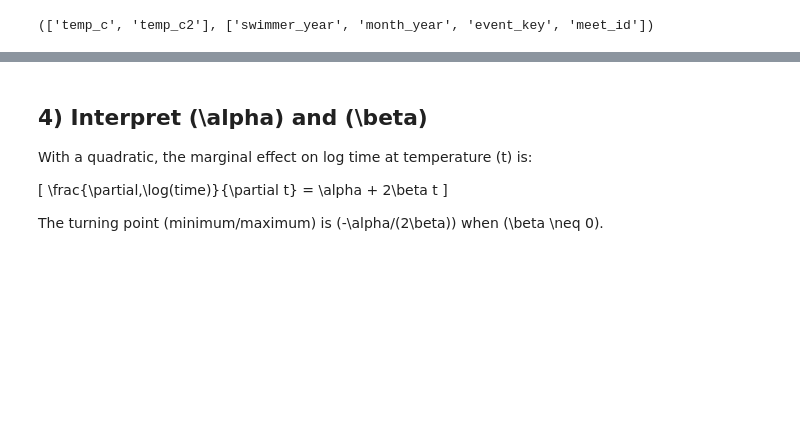
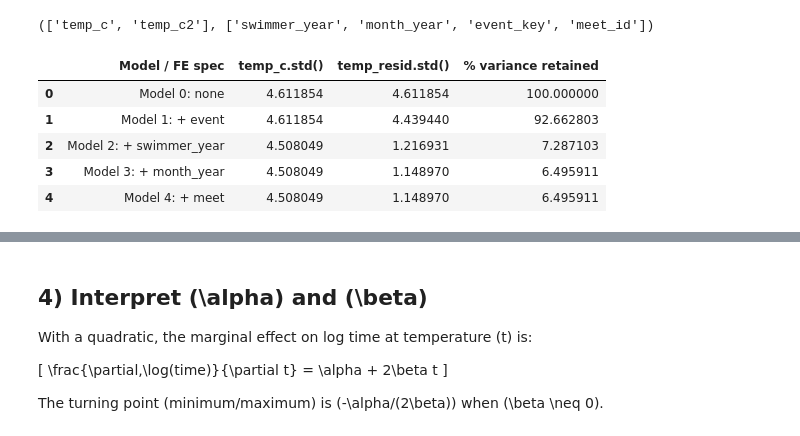
Before and after one commit to serenahuang225/swim-performance, a Jupyter notebook: notebooks/05_causal_fe_ols_statsmodels.ipynb, the cells around one changed output, grey strips where cells are left out. Drawn from its saved outputs; the diff is of its cells as text; code cells hidden in the pictures; blank space fills up the shorter version.

```diff
--- a/notebooks/05_causal_fe_ols_statsmodels.ipynb
+++ b/notebooks/05_causal_fe_ols_statsmodels.ipynb
@@ -165,6 +200,58 @@ fe_cols_full = ["swimmer_year", "month_year", "event_key", "meet_id"]
 exposure_cols, fe_cols_full
 # %% [output]
 (['temp_c', 'temp_c2'], ['swimmer_year', 'month_year', 'event_key', 'meet_id'])
+# %%
+# How much temperature variance remains after FE absorption?
+# Compare temp_c.std() (raw, centered) vs temp_resid.std() after residualizing on FEs.
+import patsy
+
+
+def _residualize_vec_diag(y, Z):
+    coef, _, _, _ = np.linalg.lstsq(Z, y, rcond=None)
+    return y - Z @ coef
+
+
+def temp_absorption_summary(data, fe_list, label):
+    cols = ["temp_c"] + list(fe_list)
+    d = data.dropna(subset=cols).copy()
+    temp_raw = d["temp_c"].to_numpy(dtype=float)
+    raw_std = float(np.std(temp_raw, ddof=1))
+
+    if not fe_list:
+        temp_resid = temp_raw
+    else:
+        fe_formula = "0 + " + " + ".join(f"C({c})" for c in fe_list)
+        Z = patsy.dmatrix(fe_formula, data=d, return_type="dataframe").to_numpy(dtype=float)
+        temp_resid = _residualize_vec_diag(temp_raw, Z)
+
+    resid_std = float(np.std(temp_resid, ddof=1))
+    pct_var = 100 * (resid_std ** 2) / (raw_std ** 2) if raw_std > 0 else np.nan
+    return {
+        "Model / FE spec": label,
+        "temp_c.std()": raw_std,
+        "temp_resid.std()": resid_std,
+        "% variance retained": pct_var,
+    }
+
+
+fe_specs = [
+    ("Model 0: none", []),
+    ("Model 1: + event", ["event_key"]),
+    ("Model 2: + swimmer_year", ["event_key", "swimmer_year"]),
+    ("Model 3: + month_year", ["event_key", "swimmer_year", "month_year"]),
+    ("Model 4: + meet", ["event_key", "swimmer_year", "month_year", "meet_id"]),
+]
+
+temp_var_rows = [temp_absorption_summary(df, fe, label) for label, fe in fe_specs]
+temp_var_table = pd.DataFrame(temp_var_rows)
+temp_var_table
+# %% [output]
+|  | Model / FE spec | temp_c.std() | temp_resid.std() | % variance retained |
+| 0 | Model 0: none | 4.611854 | 4.611854 | 100.000000 |
+| 1 | Model 1: + event | 4.611854 | 4.439440 | 92.662803 |
+| 2 | Model 2: + swimmer_year | 4.508049 | 1.216931 | 7.287103 |
+| 3 | Model 3: + month_year | 4.508049 | 1.148970 | 6.495911 |
+| 4 | Model 4: + meet | 4.508049 | 1.148970 | 6.495911 |
 # %%
 # FE absorption (Frisch-Waugh): residualize y and exposure w.r.t. all fixed effects,
 # then OLS on residuals. Avoids estimating ~1,500 swimmer-year intercepts explicitly.
```
Also changed, not shown: parts of 9 cells of this notebook, 1 other file.
